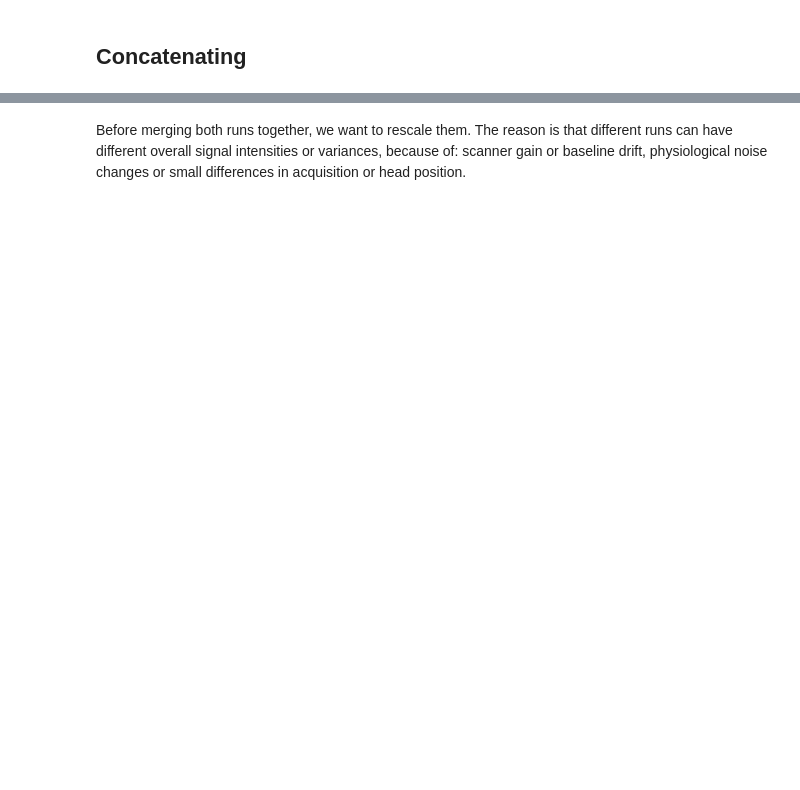
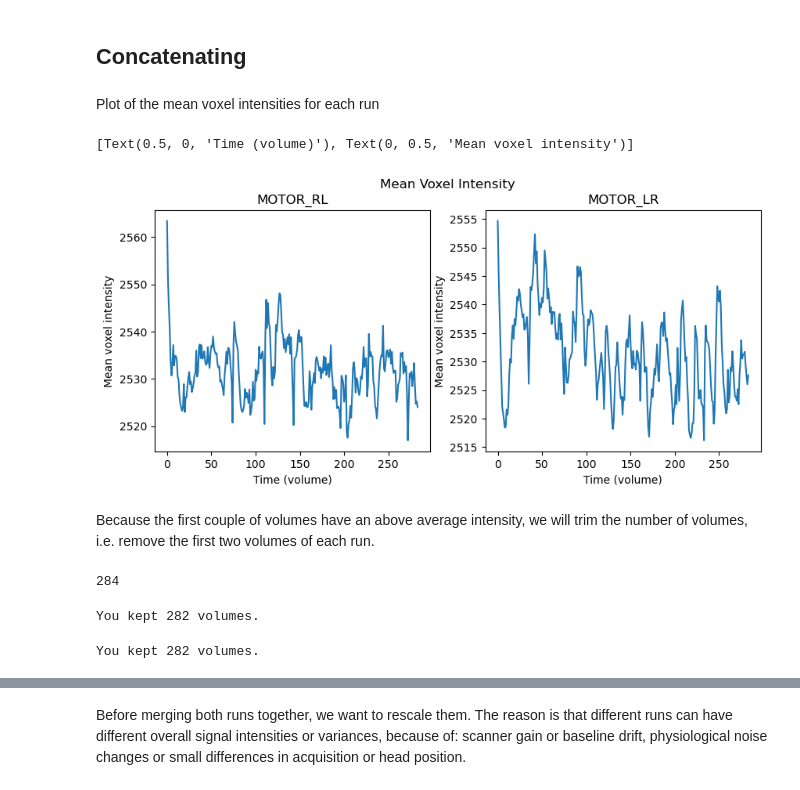
Before and after one commit to Rose-Kapps/NSSPMini_Project1, a Jupyter notebook: mini_project_1.ipynb, the cells around one changed output, grey strips where cells are left out. Saved outputs shown, nothing was run; the diff lists cells and outputs as text; code cells hidden in the pictures; blank space fills up the shorter version.

```diff
--- a/mini_project_1.ipynb
+++ b/mini_project_1.ipynb
@@ -392,2 +396,56 @@ fsleyesDisplay.load(op.join(func_dir,"sub-101410_task-motorLR_bold"))
 # %% [markdown]
 ## Concatenating
+# %% [markdown]
+Plot of the mean voxel intensities for each run
+# %%
+import matplotlib.pyplot as plt
+import nibabel as nib
+import os.path as op
+
+mean_LR = nib.load(op.join(bids_root, 'sub-101410', 'func', 'sub-101410_task-motorLR_bold.nii')).get_fdata().mean(axis=(0,1,2))
+mean_RL = nib.load(op.join(bids_root, 'sub-101410', 'func', 'sub-101410_task-motorRL_bold.nii')).get_fdata().mean(axis=(0,1,2))
+
+
+fig, [ax1, ax2] = plt.subplots(1, 2, figsize=(10,4))
+fig.suptitle('Mean Voxel Intensity')
+
+ax1.plot(mean_RL)
+ax1.set_title('MOTOR_RL')
+ax1.set(xlabel='Time (volume)', ylabel='Mean voxel intensity')
+
+ax2.plot(mean_LR)
+ax2.set_title('MOTOR_LR')
+ax2.set(xlabel='Time (volume)', ylabel='Mean voxel intensity')
+# %% [output]
+[Text(0.5, 0, 'Time (volume)'), Text(0, 0.5, 'Mean voxel intensity')]
+[figure, added]
+# %% [markdown]
+Because the first couple of volumes have an above average intensity, we will trim the number of volumes, i.e. remove the first two volumes of each run.
+# %%
+n_scan_run = nib.load(op.join(bids_root, 'sub-101410', 'func', 'sub-101410_task-motorLR_bold.nii')).shape[3]
+n_scan_run
+# %% [output]
+284
+# %%
+file_to_trim = glob.glob(op.join(bids_root, 'sub-101410', 'func', 'sub-101410_task-motorLR_bold.nii'))[0]
+output_target = op.join(preproc_root, 'sub-101410', 'func', 'sub-101410_task-motorLR_bold_settled.nii.gz')
+
+# For this, knowing that there are originally 184 volumes and that you want to throw away the first 10, please fill in
+# the following variables
+start_vol = 2 # Where should we start? (First volume is 0, not 1 !)
+number_of_volumes = n_scan_run - start_vol # How many volumes should we keep?
+
+# Function creating new nifti with trimmed number of volumes
+fslroi(file_to_trim, output_target, str(start_vol), str(number_of_volumes))
+print(f"You kept {nib.load(output_target).shape[-1]} volumes.")
+# %% [output]
+You kept 282 volumes.
+# %%
+file_to_trim = glob.glob(op.join(bids_root, 'sub-101410', 'func', 'sub-101410_task-motorRL_bold.nii'))[0]
+output_target = op.join(preproc_root, 'sub-101410', 'func', 'sub-101410_task-motorRL_bold_settled.nii.gz')
+
+# Function creating new nifti with trimmed number of volumes
+fslroi(file_to_trim, output_target, str(start_vol), str(number_of_volumes))
+print(f"You kept {nib.load(output_target).shape[-1]} volumes.")
+# %% [output]
+You kept 282 volumes.
```
Also changed, not shown: parts of 38 cells of this notebook.
